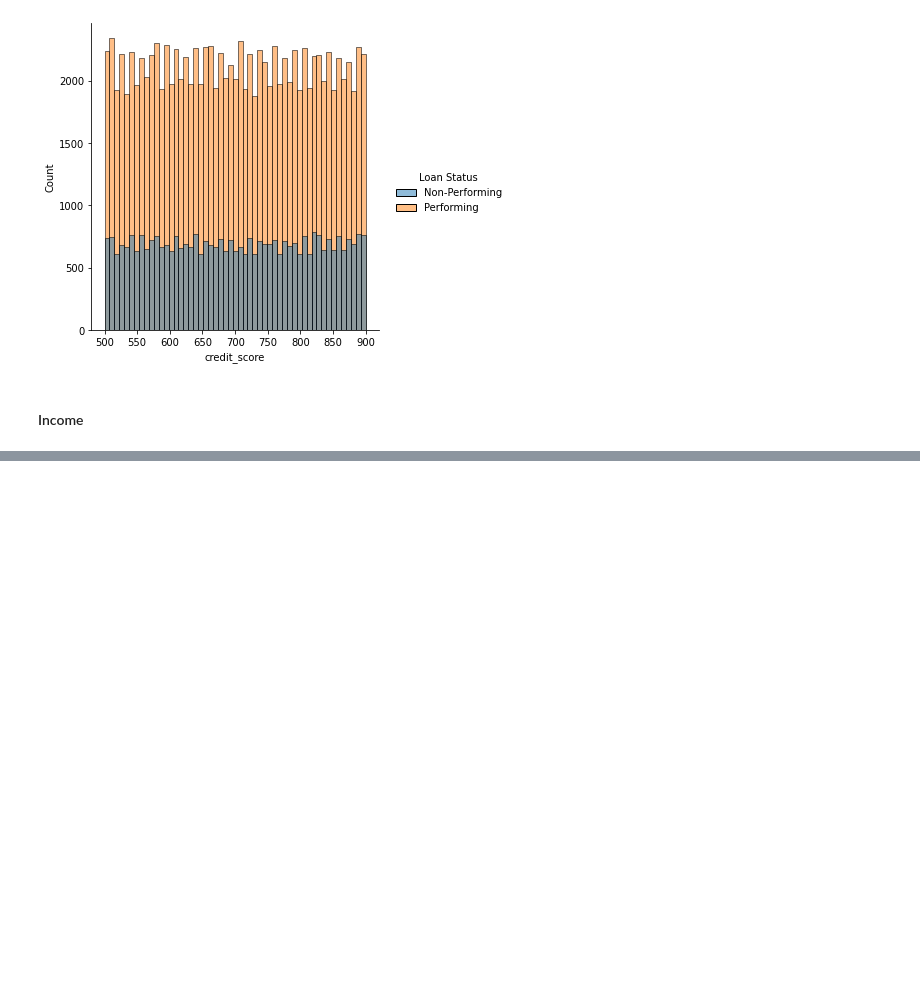
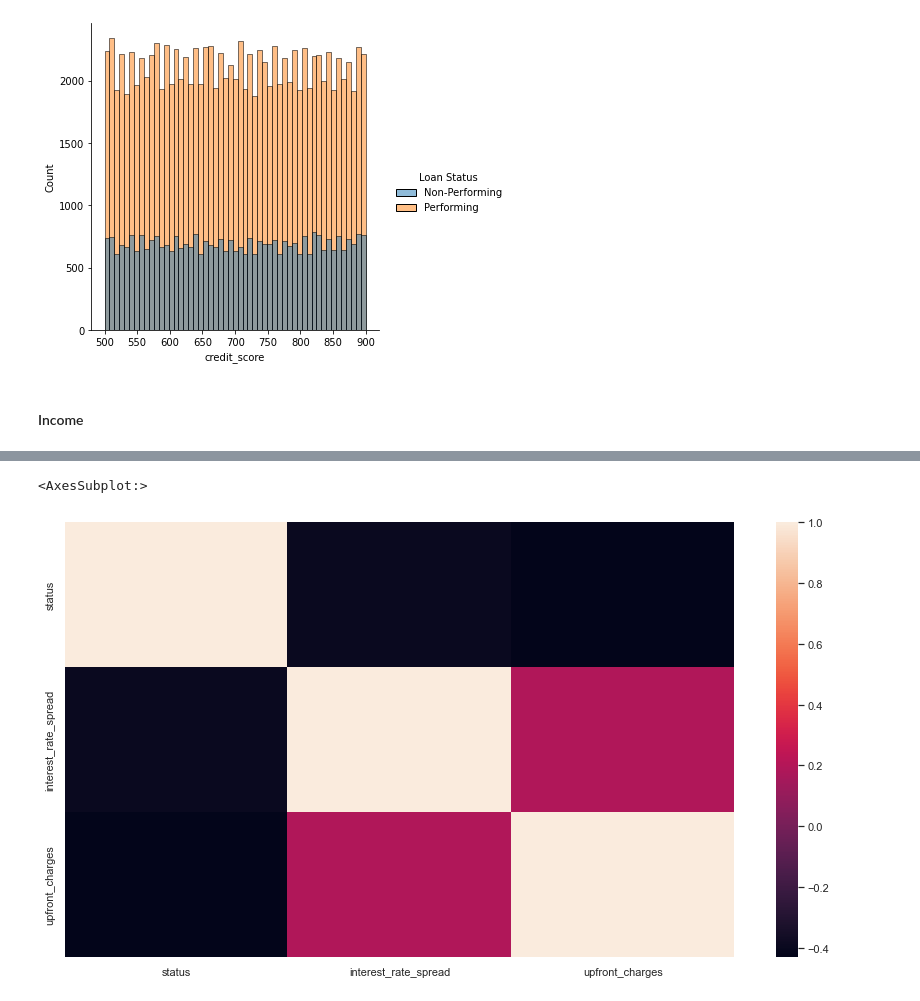
Before and after one commit to bjpayne/mortgage-underwriting-assistant, a Jupyter notebook: report-notebook.ipynb, the cells around one changed output, grey strips where cells are left out. Cells and saved outputs as stored; diff of their text form; code cells hidden in the pictures; blank space fills up the shorter version.

```diff
--- a/report-notebook.ipynb
+++ b/report-notebook.ipynb
@@ -72,0 +115,6 @@ sns.displot(da)
+# %%
+sns.set(rc = {'figure.figsize':(15,8)})
+sns.heatmap(dataset[['status', 'interest_rate_spread', 'upfront_charges']].corr())
+# %% [output]
+<AxesSubplot:>
+[figure, added]
```
Also changed, not shown: parts of 9 cells of this notebook, 2 other files.
